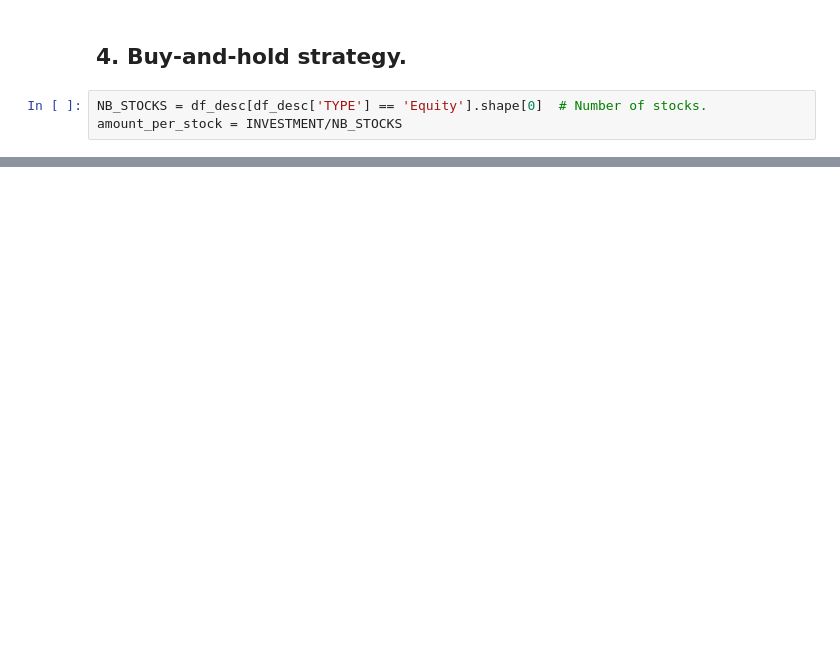
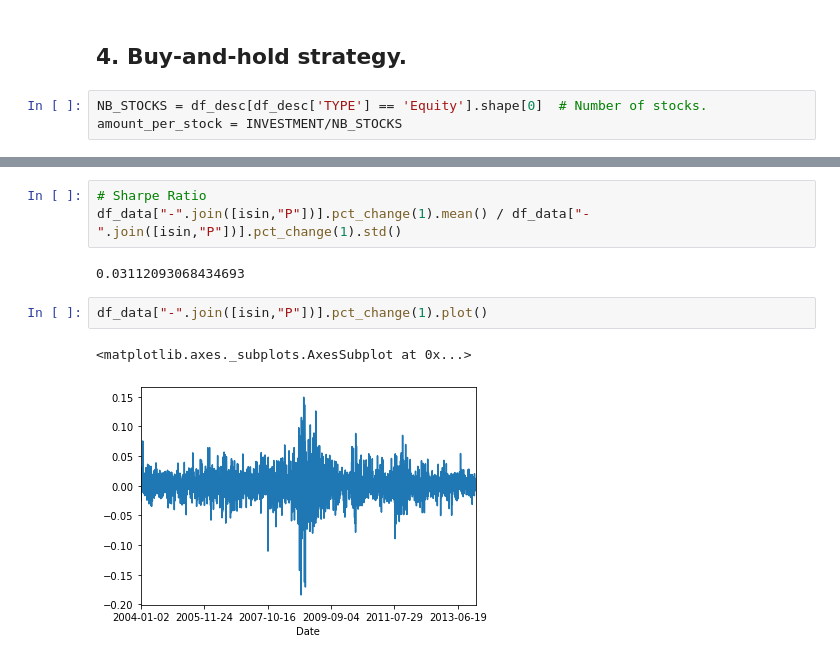
Before and after one commit to PierreNowi/cs230-project, a Jupyter notebook: signal-trading.ipynb, the cells around one changed output, grey strips where cells are left out. Saved outputs shown, nothing was run; the diff lists cells and outputs as text; blank space fills up the shorter version.

```diff
--- a/signal-trading.ipynb
+++ b/signal-trading.ipynb
@@ -195,0 +260,10 @@ print(total_gains, invest)
+# %%
+# Sharpe Ratio
+df_data["-".join([isin,"P"])].pct_change(1).mean() / df_data["-".join([isin,"P"])].pct_change(1).std()
+# %% [output]
+0.03112093068434693
+# %%
+df_data["-".join([isin,"P"])].pct_change(1).plot()
+# %% [output]
+<matplotlib.axes._subplots.AxesSubplot at 0x...>
+[figure, added]
```
Also changed, not shown: parts of 15 cells of this notebook, 5 other files.
